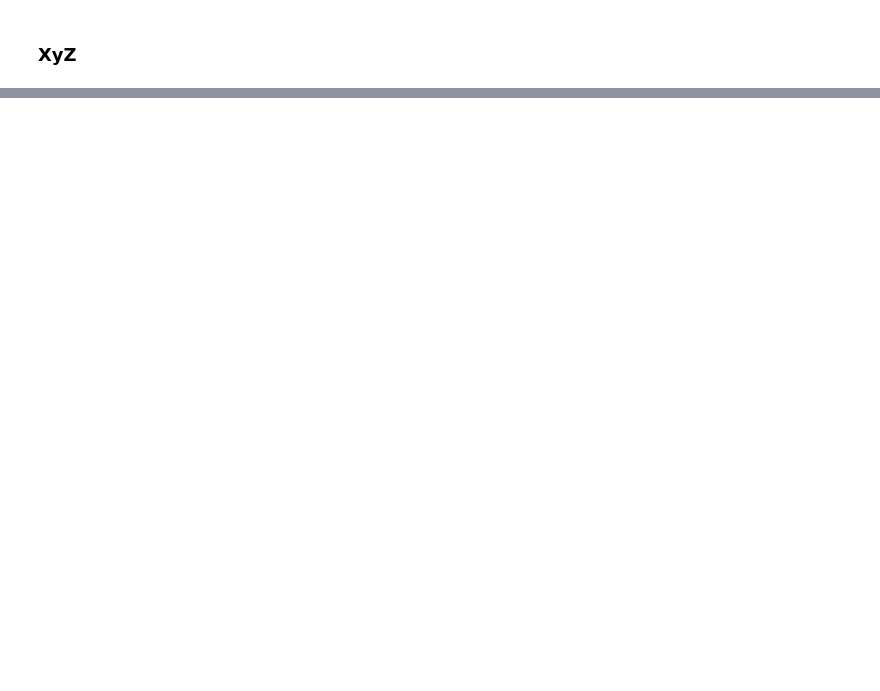
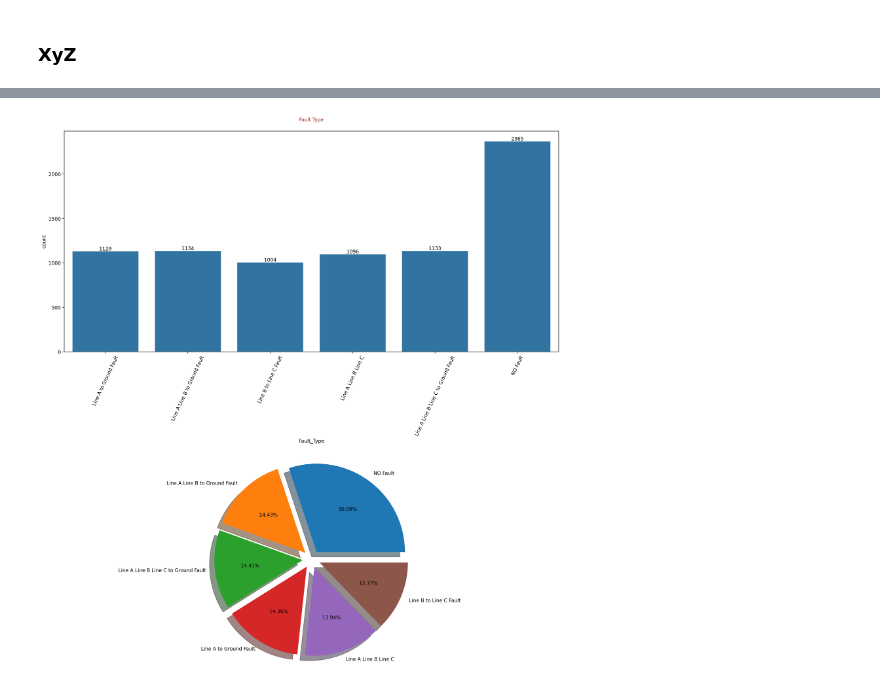
Before and after one commit to guptadj/L-T_task, a Jupyter notebook: Electric_fault.ipynb, the cells around one changed output, grey strips where cells are left out. Saved outputs shown, nothing was run; the diff lists cells and outputs as text; code cells hidden in the pictures; blank space fills up the shorter version.

```diff
--- a/Electric_fault.ipynb
+++ b/Electric_fault.ipynb
@@ -20,8 +20,8 @@ warnings.filterwarnings('ignore')
 %config InlineBackend.figure_format = 'retina' # to render higher resolution images
 # %%
 # Extracting data
-train_data = pd.read_csv("/classData.csv")
-test_file = pd.read_csv("/detect_dataset.csv")
+train_data = pd.read_csv("/content/classData.csv")
+test_file = pd.read_csv("/content/detect_dataset.csv")
 # %%
 train_data.head()
 # %% [output]
@@ -381,3 +381,8 @@ plt.show()
 # %% [output]
 [figure]
 [figure]
+# %%
+train_data['Fault_Type'] = train_data['G'].astype('str') + train_data['C'].astype('str') + train_data['B'].astype('str') + train_data['A'].astype('str')
+train_data.head().style.set_properties(**{'background-color': 'blue',
+                           'color': 'white',
+                           'border-color': 'darkblack'})
@@ -384,2 +396,24 @@ plt.show()
+# %%
+train_data['Fault_Type'][train_data['Fault_Type'] == '0000' ] = 'NO Fault'
+train_data['Fault_Type'][train_data['Fault_Type'] == '1001' ] = 'Line A to Ground Fault'
+train_data['Fault_Type'][train_data['Fault_Type'] == '0110' ] = 'Line B to Line C Fault'
+train_data['Fault_Type'][train_data['Fault_Type'] == '1011' ] = 'Line A Line B to Ground Fault'
+train_data['Fault_Type'][train_data['Fault_Type'] == '0111' ] = 'Line A Line B Line C'
+train_data['Fault_Type'][train_data['Fault_Type'] == '1111' ] = 'Line A Line B Line C to Ground Fault'
 # %% [markdown]
 ### XyZ
+# %%
+ax = plt.figure(figsize = (15,16))
+ax = plt.subplot(2,1,1)
+ax = sns.countplot(x='Fault_Type', data=train_data)
+ax.bar_label(ax.containers[0])
+plt.title("Fault Type", fontsize=20,color = 'Brown',font='Lucida Calligraphy',pad=20)
+plt.xticks(rotation=65)
+plt.tight_layout()
+
+ax =plt.subplot(2,1,2)
+ax=train_data['Fault_Type'].value_counts().plot.pie(explode=[0.1, 0.1,0.1,0.1, 0.1,0.1],autopct='%1.2f%%',shadow=True);
+plt.tight_layout()
+plt.axis('off');
+plt.savefig('my_plot4.png')
+# %% [output]
@@ -385,0 +429 @@ plt.show()
+[figure, added]
```
Also changed, not shown: parts of 2 cells of this notebook.
